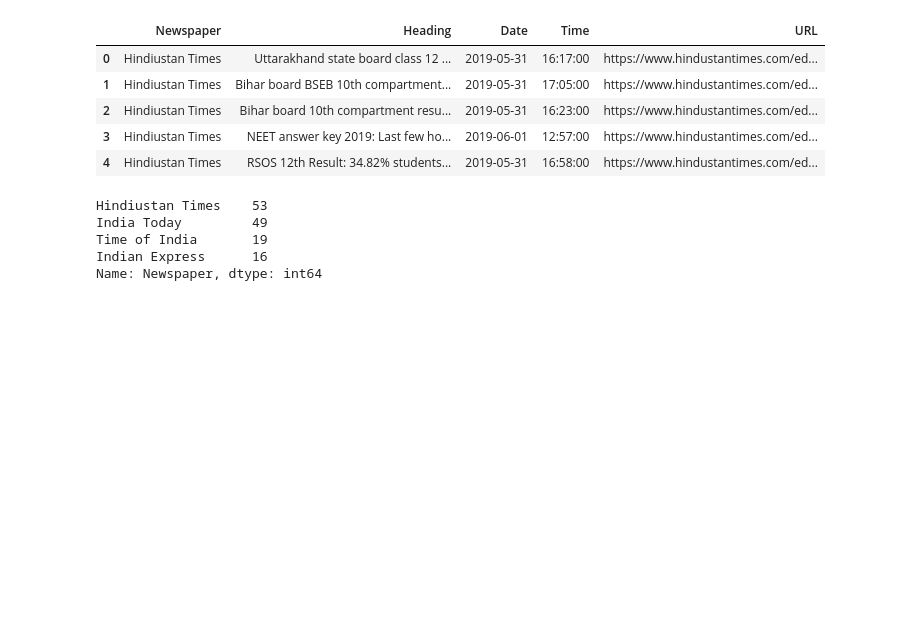
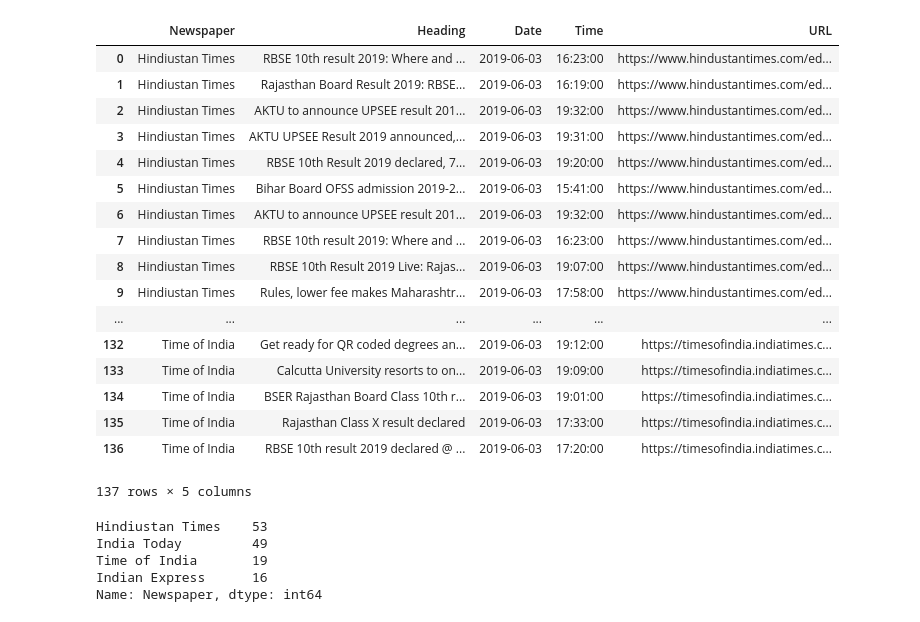
Before and after one commit to adityasharma1076/Summer-Project, a Jupyter notebook: Education/tf-idf.ipynb, the cells around one changed output. Cells and saved outputs as stored; diff of their text form; code cells hidden in the pictures; blank space fills up the shorter version.

```diff
--- a/Education/tf-idf.ipynb
+++ b/Education/tf-idf.ipynb
@@ -23,14 +23,26 @@ today_csv=prefix_dir[:-1] +suffix_dir
 # %%
 education = pd.read_csv(today_csv)
 # %%
-education.head()
+education
 # %% [output]
 |  | Newspaper | Heading | Date | Time | URL |
-| 0 | Hindiustan Times | Uttarakhand state board class 12 ... | 2019-05-31 | 16:17:00 | https://www.hindustantimes.com/ed... |
-| 1 | Hindiustan Times | Bihar board BSEB 10th compartment... | 2019-05-31 | 17:05:00 | https://www.hindustantimes.com/ed... |
-| 2 | Hindiustan Times | Bihar board 10th compartment resu... | 2019-05-31 | 16:23:00 | https://www.hindustantimes.com/ed... |
-| 3 | Hindiustan Times | NEET answer key 2019: Last few ho... | 2019-06-01 | 12:57:00 | https://www.hindustantimes.com/ed... |
-| 4 | Hindiustan Times | RSOS 12th Result: 34.82% students... | 2019-05-31 | 16:58:00 | https://www.hindustantimes.com/ed... |
+| 0 | Hindiustan Times | RBSE 10th result 2019: Where and ... | 2019-06-03 | 16:23:00 | https://www.hindustantimes.com/ed... |
+| 1 | Hindiustan Times | Rajasthan Board Result 2019: RBSE... | 2019-06-03 | 16:19:00 | https://www.hindustantimes.com/ed... |
+| 2 | Hindiustan Times | AKTU to announce UPSEE result 201... | 2019-06-03 | 19:32:00 | https://www.hindustantimes.com/ed... |
+| 3 | Hindiustan Times | AKTU UPSEE Result 2019 announced,... | 2019-06-03 | 19:31:00 | https://www.hindustantimes.com/ed... |
+| 4 | Hindiustan Times | RBSE 10th Result 2019 declared, 7... | 2019-06-03 | 19:20:00 | https://www.hindustantimes.com/ed... |
+| 5 | Hindiustan Times | Bihar Board OFSS admission 2019-2... | 2019-06-03 | 15:41:00 | https://www.hindustantimes.com/ed... |
+| 6 | Hindiustan Times | AKTU to announce UPSEE result 201... | 2019-06-03 | 19:32:00 | https://www.hindustantimes.com/ed... |
+| 7 | Hindiustan Times | RBSE 10th result 2019: Where and ... | 2019-06-03 | 16:23:00 | https://www.hindustantimes.com/ed... |
+| 8 | Hindiustan Times | RBSE 10th Result 2019 Live: Rajas... | 2019-06-03 | 19:07:00 | https://www.hindustantimes.com/ed... |
+| 9 | Hindiustan Times | Rules, lower fee makes Maharashtr... | 2019-06-03 | 17:58:00 | https://www.hindustantimes.com/ed... |
+| ... | ... | ... | ... | ... | ... |
+| 132 | Time of India | Get ready for QR coded degrees an... | 2019-06-03 | 19:12:00 | https://timesofindia.indiatimes.c... |
+| 133 | Time of India | Calcutta University resorts to on... | 2019-06-03 | 19:09:00 | https://timesofindia.indiatimes.c... |
+| 134 | Time of India | BSER Rajasthan Board Class 10th r... | 2019-06-03 | 19:01:00 | https://timesofindia.indiatimes.c... |
+| 135 | Time of India | Rajasthan Class X result declared | 2019-06-03 | 17:33:00 | https://timesofindia.indiatimes.c... |
+| 136 | Time of India | RBSE 10th result 2019 declared @ ... | 2019-06-03 | 17:20:00 | https://timesofindia.indiatimes.c... |
+137 rows × 5 columns
 # %%
 education['Newspaper'].value_counts()
 # %% [output]
```
Also changed, not shown: parts of 23 cells of this notebook, 6 other files.
